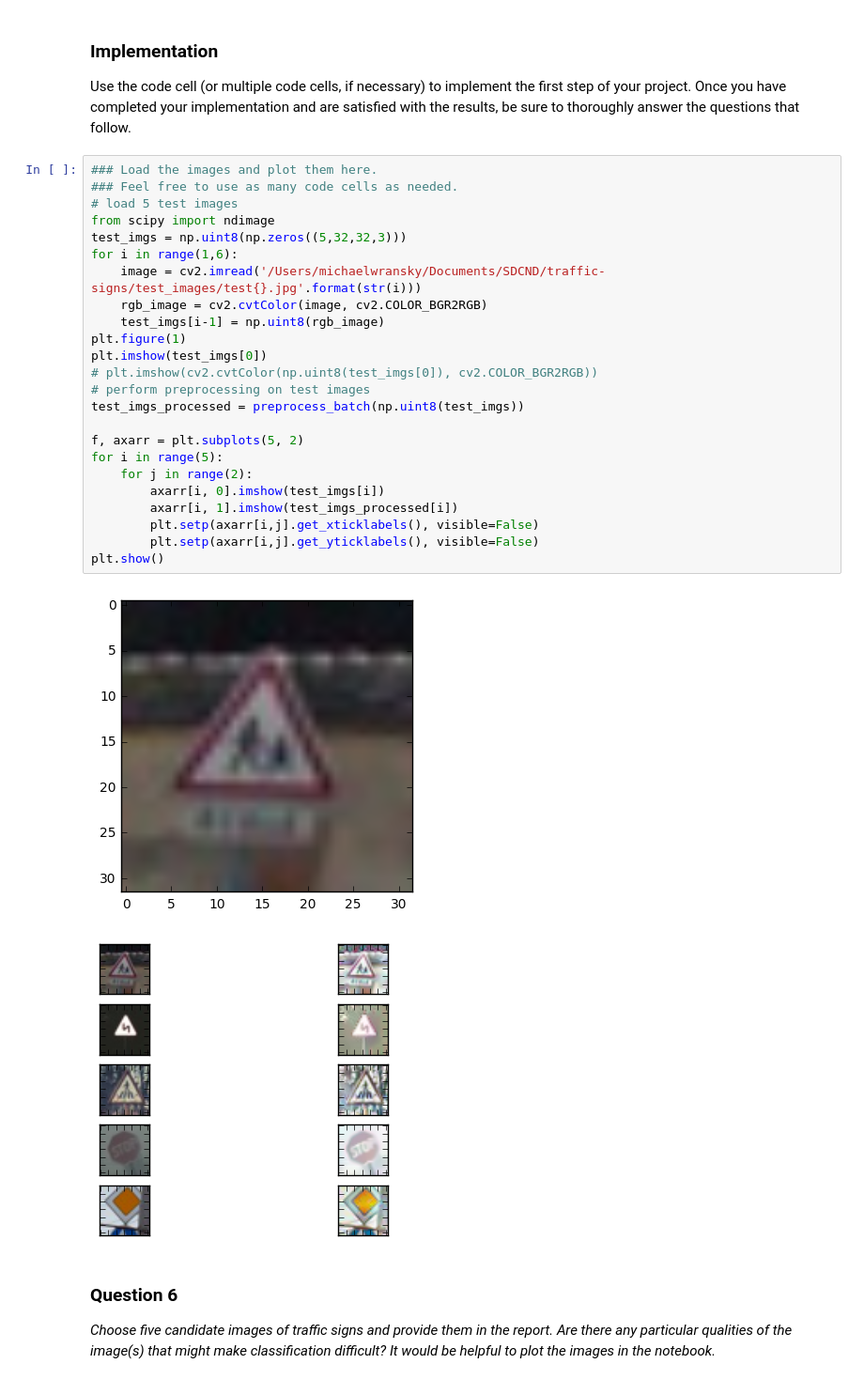
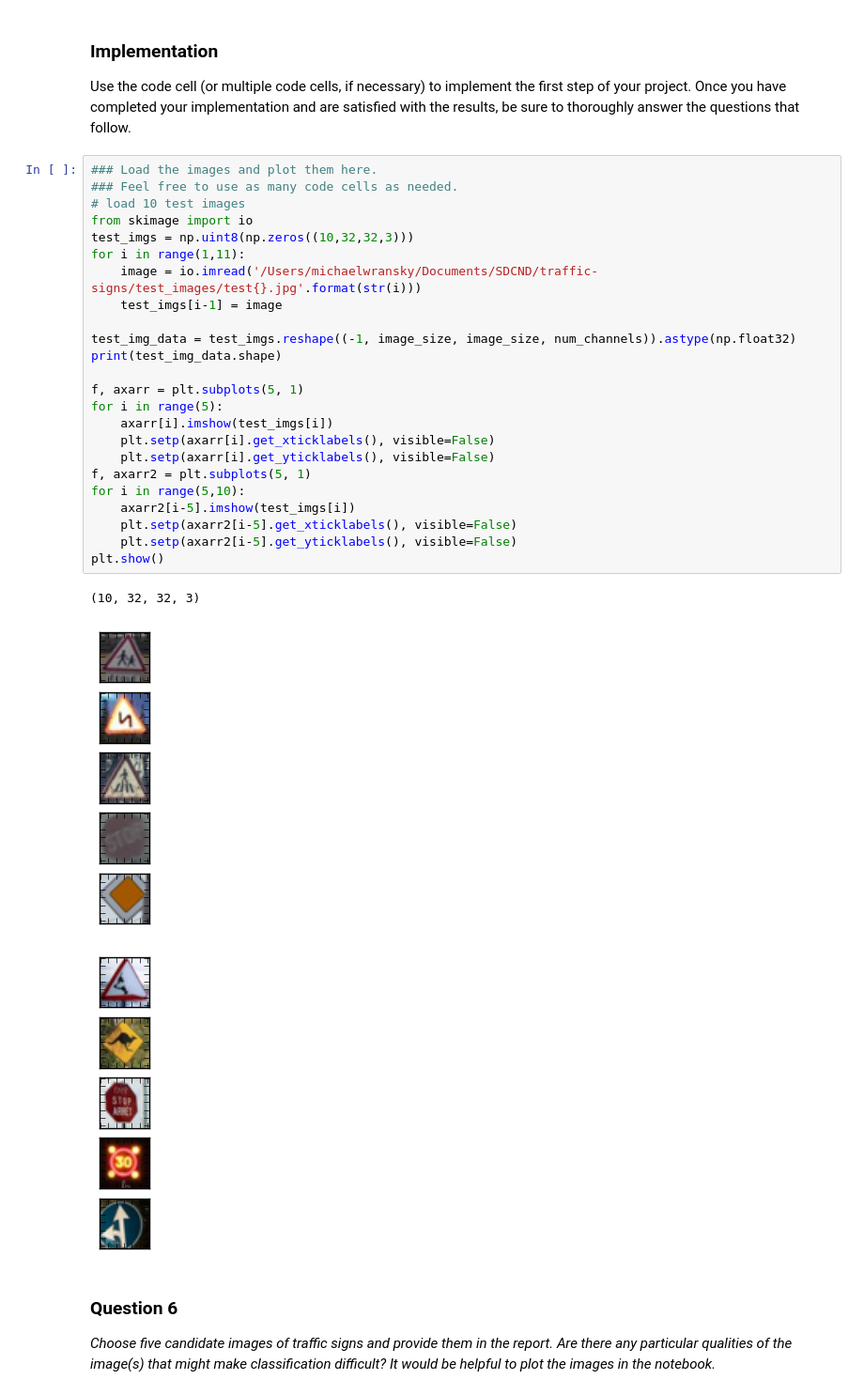
Before and after one commit to MWransky/traffic-signs, a Jupyter notebook: Traffic_Signs_Recognition.ipynb, the cells around one changed output. Shown at 94% size. Drawn from its saved outputs; the diff is of its cells as text.

```diff
--- a/Traffic_Signs_Recognition.ipynb
+++ b/Traffic_Signs_Recognition.ipynb
@@ -459,30 +490,31 @@ Use the code cell (or multiple code cells, if necessary) to implement the first
 # %%
 ### Load the images and plot them here.
 ### Feel free to use as many code cells as needed.
-# load 5 test images
-from scipy import ndimage
-test_imgs = np.uint8(np.zeros((5,32,32,3)))
-for i in range(1,6):
-    image = cv2.imread('/Users/michaelwransky/Documents/SDCND/traffic-signs/test_images/test{}.jpg'.format(str(i)))
-    rgb_image = cv2.cvtColor(image, cv2.COLOR_BGR2RGB)
-    test_imgs[i-1] = np.uint8(rgb_image)
-plt.figure(1)
-plt.imshow(test_imgs[0])
-# plt.imshow(cv2.cvtColor(np.uint8(test_imgs[0]), cv2.COLOR_BGR2RGB))
-# perform preprocessing on test images
-test_imgs_processed = preprocess_batch(np.uint8(test_imgs))
+# load 10 test images
+from skimage import io
+test_imgs = np.uint8(np.zeros((10,32,32,3)))
+for i in range(1,11):
+    image = io.imread('/Users/michaelwransky/Documents/SDCND/traffic-signs/test_images/test{}.jpg'.format(str(i)))
+    test_imgs[i-1] = image
 
-f, axarr = plt.subplots(5, 2)
+test_img_data = test_imgs.reshape((-1, image_size, image_size, num_channels)).astype(np.float32)
+print(test_img_data.shape)
+
+f, axarr = plt.subplots(5, 1)
 for i in range(5):
-    for j in range(2):
-        axarr[i, 0].imshow(test_imgs[i])
-        axarr[i, 1].imshow(test_imgs_processed[i])
-        plt.setp(axarr[i,j].get_xticklabels(), visible=False)
-        plt.setp(axarr[i,j].get_yticklabels(), visible=False)
+    axarr[i].imshow(test_imgs[i])
+    plt.setp(axarr[i].get_xticklabels(), visible=False)
+    plt.setp(axarr[i].get_yticklabels(), visible=False)
+f, axarr2 = plt.subplots(5, 1)
+for i in range(5,10):
+    axarr2[i-5].imshow(test_imgs[i])
+    plt.setp(axarr2[i-5].get_xticklabels(), visible=False)
+    plt.setp(axarr2[i-5].get_yticklabels(), visible=False)
 plt.show()
 # %% [output]
+(10, 32, 32, 3)
-[figure, old version]
+[figure, new version]
-[figure, old version]
+[figure, new version]
 # %% [markdown]
 ### Question 6
 
```
Also changed, not shown: parts of 22 cells of this notebook, 2 other files.
